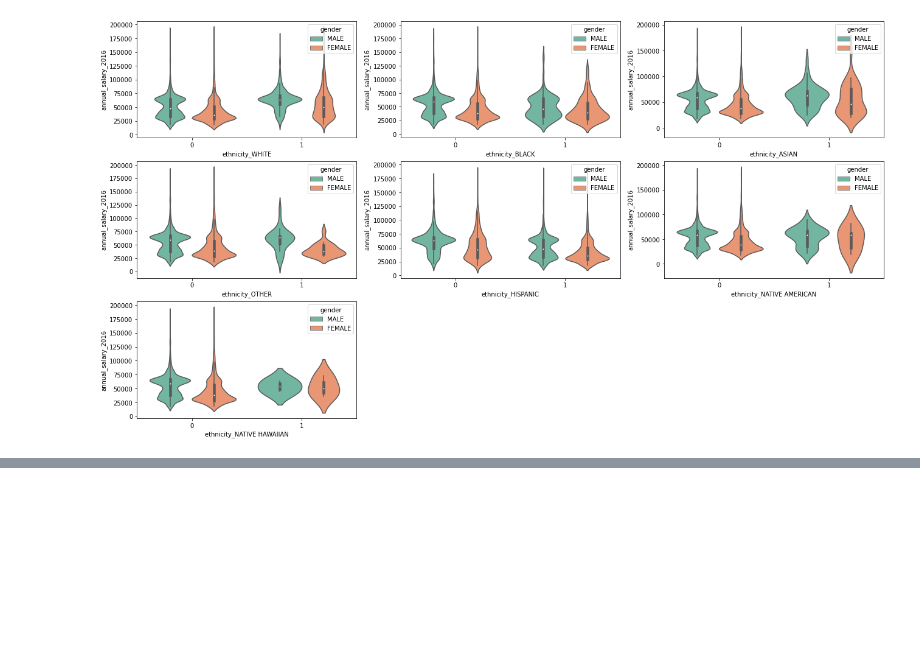
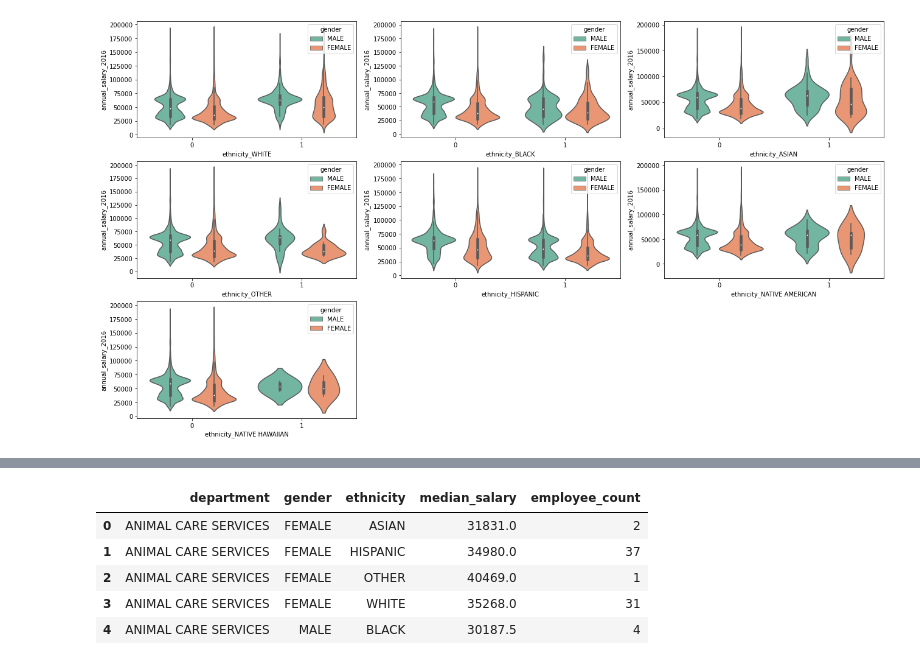
Before and after one commit to DBerchelmann/employee-classification, a Jupyter notebook: Explore.ipynb, the cells around one changed output, grey strips where cells are left out. Cells and saved outputs as stored; diff of their text form; code cells hidden in the pictures; blank space fills up the shorter version.

```diff
--- a/Explore.ipynb
+++ b/Explore.ipynb
@@ -444,0 +463,15 @@ plt.show()
+# %%
+df3 = df.groupby(['department', 'gender', 'ethnicity']).ethnicity.count().reset_index(name='employee_count')
+# %%
+df4 = pd.merge(df2, df3, how='left', on=['department', 'gender', 'ethnicity'], suffixes=['', '_'])
+cols = ['department', 'gender', 'ethnicity', 'median_salary', 'employee_count']
+df4 = df4[cols]
+# %%
+df4.head(5)
+# %% [output]
+|  | department | gender | ethnicity | median_salary | employee_count |
+| 0 | ANIMAL CARE SERVICES | FEMALE | ASIAN | 31831.0 | 2 |
+| 1 | ANIMAL CARE SERVICES | FEMALE | HISPANIC | 34980.0 | 37 |
+| 2 | ANIMAL CARE SERVICES | FEMALE | OTHER | 40469.0 | 1 |
+| 3 | ANIMAL CARE SERVICES | FEMALE | WHITE | 35268.0 | 31 |
+| 4 | ANIMAL CARE SERVICES | MALE | BLACK | 30187.5 | 4 |
```
Also changed, not shown: parts of 11 cells of this notebook, 2 other files.
